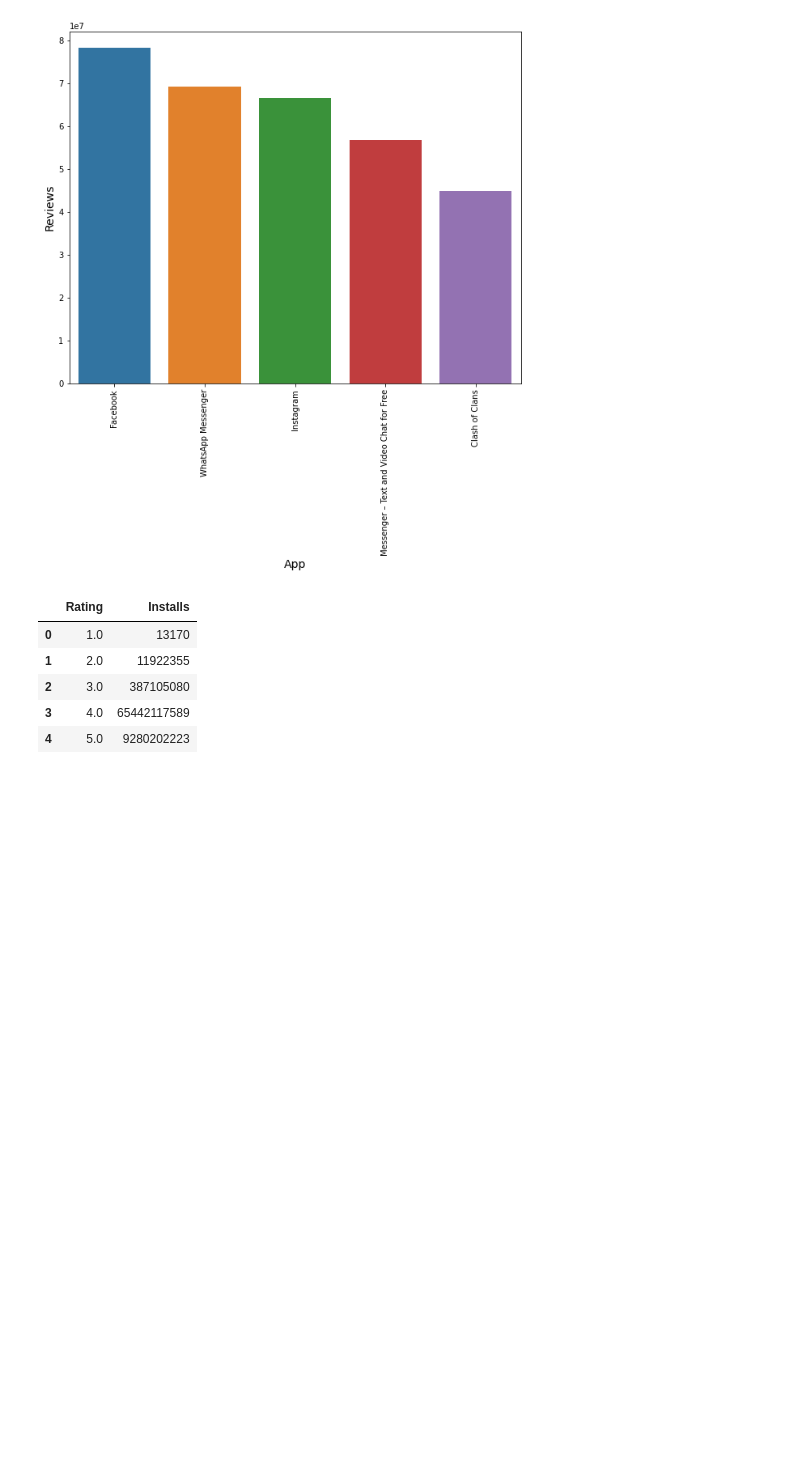
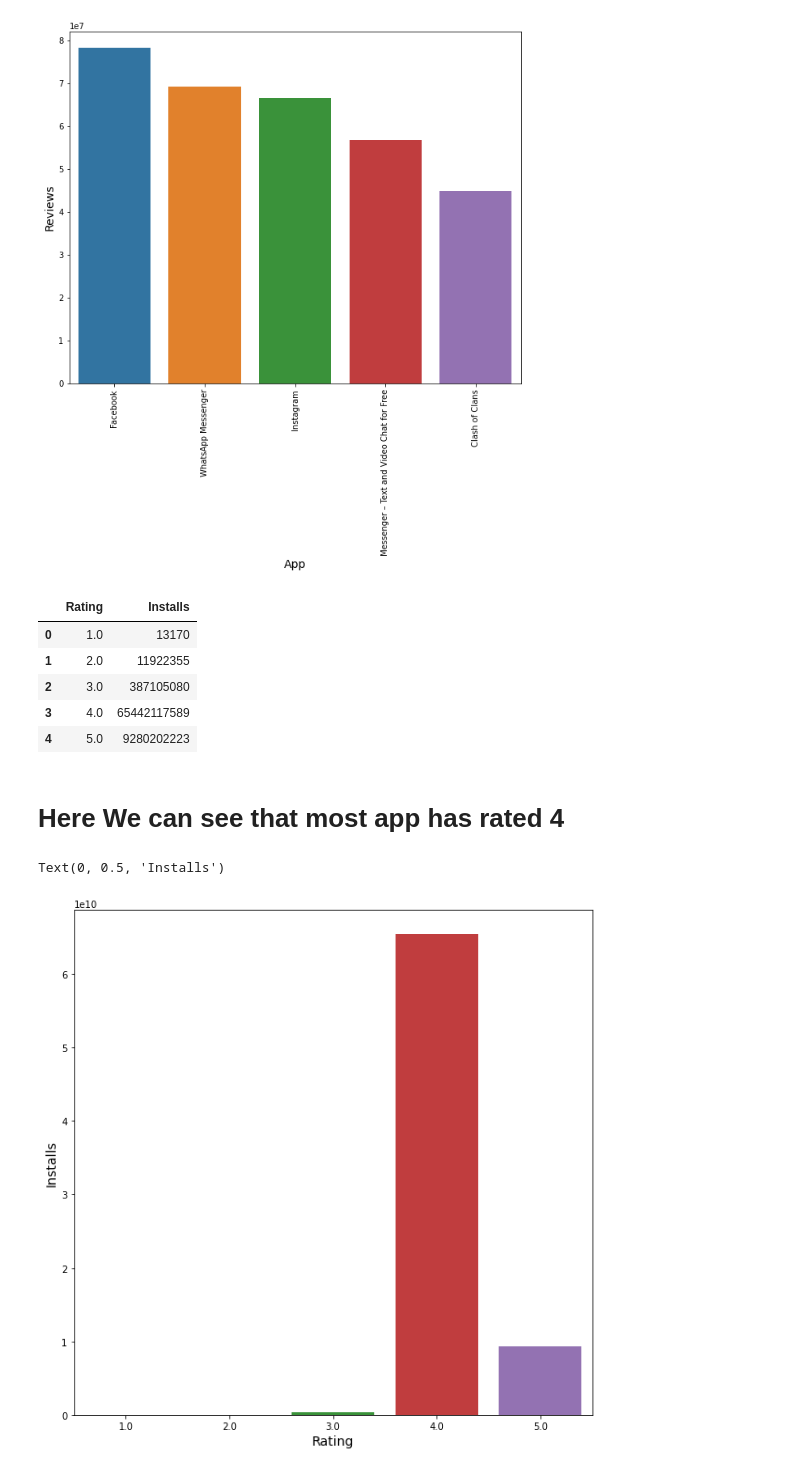
Before and after one commit to Shubham5787/EDA-on-Playstore-Dataset, a Jupyter notebook: EDA_Playstore.ipynb, the cells around one changed output. Saved outputs shown, nothing was run; the diff lists cells and outputs as text; code cells hidden in the pictures; blank space fills up the shorter version.

```diff
--- a/EDA_Playstore.ipynb
+++ b/EDA_Playstore.ipynb
@@ -525,3 +525,14 @@ rating_install
 | 2 | 3.0 | 387105080 |
 | 3 | 4.0 | 65442117589 |
 | 4 | 5.0 | 9280202223 |
+# %% [markdown]
+# Here We can see that most app has rated 4
+# %%
+#plotting the number of downloads acc to installs
+plt.figure(figsize=(10,10))
+sns.barplot(data=rating_install , x = 'Rating' , y = 'Installs')
+plt.xlabel('Rating' , fontsize = 14)
+plt.ylabel('Installs' , fontsize = 14)
+# %% [output]
+Text(0, 0.5, 'Installs')
+[figure, added]
```
Also changed, not shown: parts of 9 cells of this notebook.
